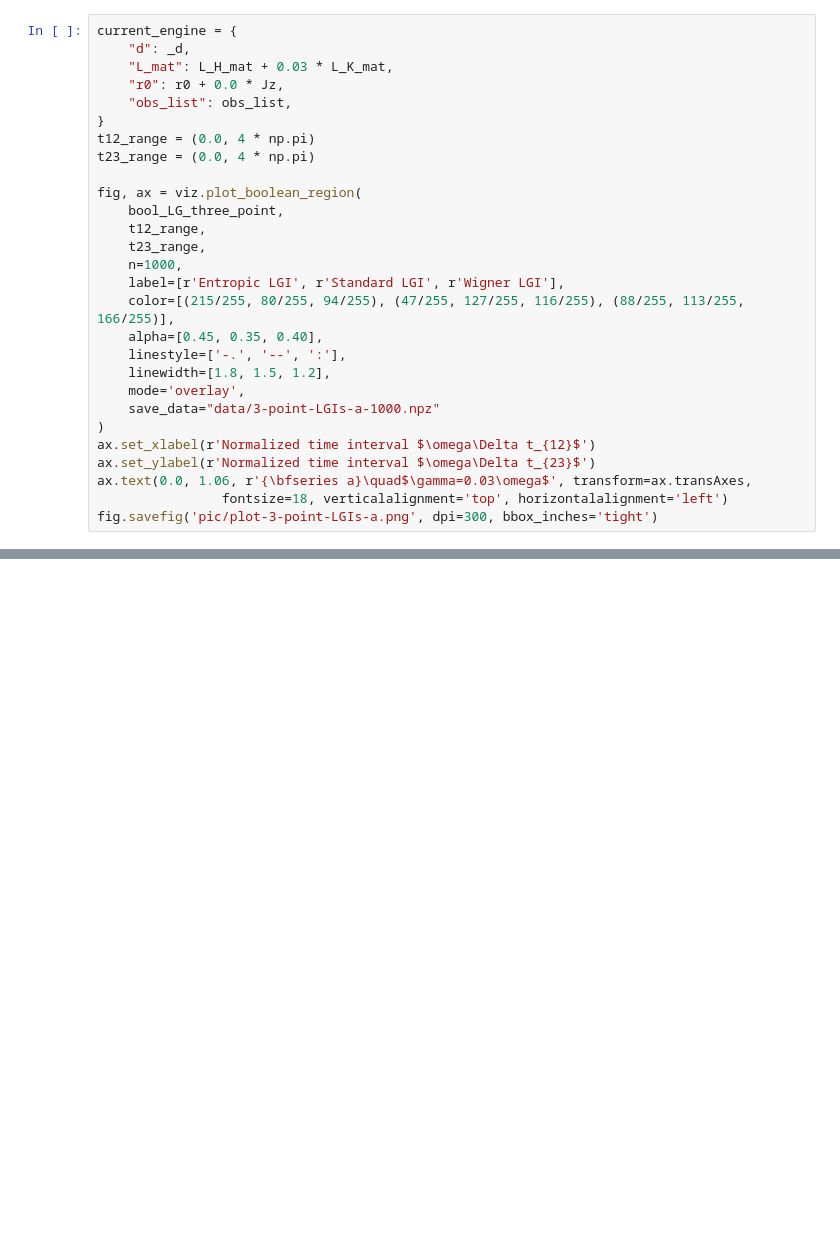
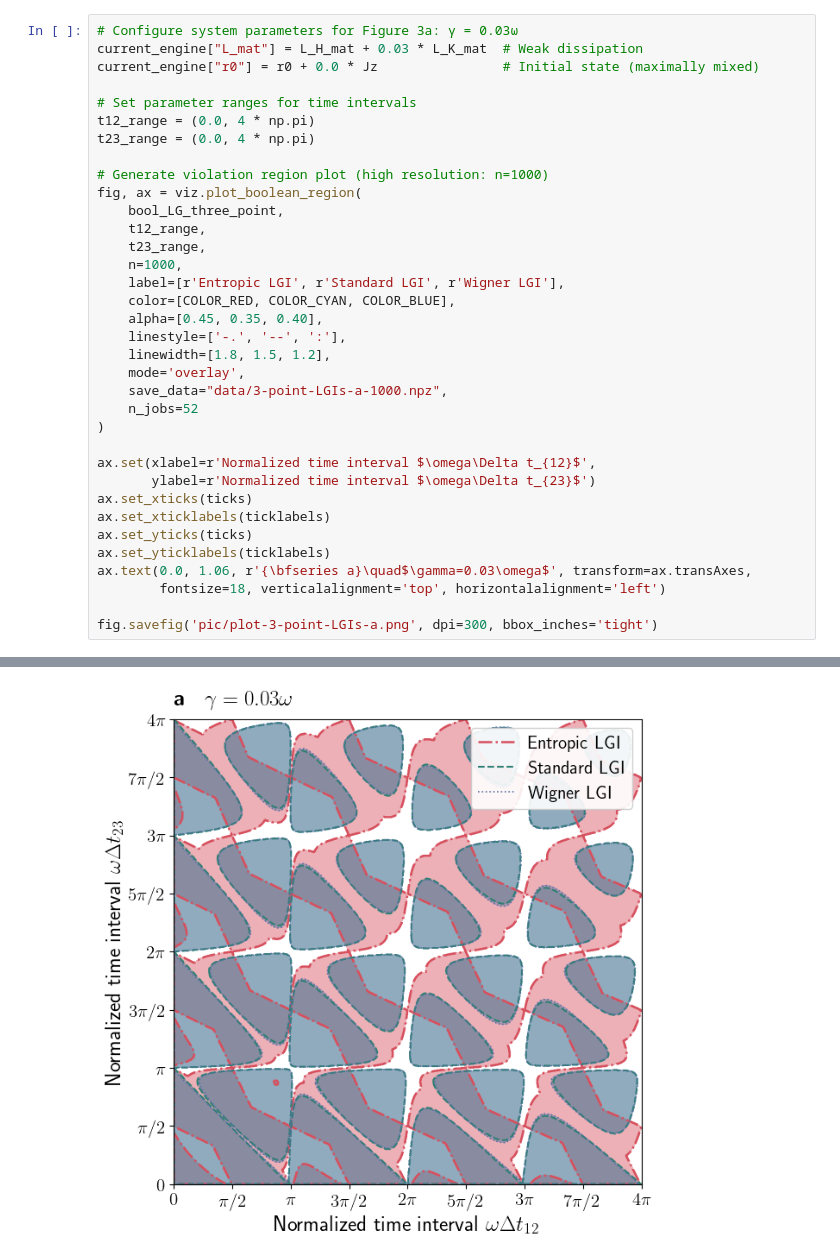
Before and after one commit to PolarisMegrez/Entropic-Leggett-Garg-Inequalities, a Jupyter notebook: demo.ipynb, the cells around one changed output, grey strips where cells are left out. Drawn from its saved outputs; the diff is of its cells as text; blank space fills up the shorter version.

```diff
--- a/demo.ipynb
+++ b/demo.ipynb
@@ -151,30 +235,37 @@ def bool_LG_three_point(t12, t23):
     return [e_min < -ATOL, s_min < -ATOL, w_min < -ATOL]
 # %%
-current_engine = {
-    "d": _d,
-    "L_mat": L_H_mat + 0.03 * L_K_mat,
-    "r0": r0 + 0.0 * Jz,
-    "obs_list": obs_list,
-}
+# Configure system parameters for Figure 3a: γ = 0.03ω
+current_engine["L_mat"] = L_H_mat + 0.03 * L_K_mat  # Weak dissipation
+current_engine["r0"] = r0 + 0.0 * Jz                # Initial state (maximally mixed)
+
+# Set parameter ranges for time intervals
 t12_range = (0.0, 4 * np.pi)
 t23_range = (0.0, 4 * np.pi)
 
+# Generate violation region plot (high resolution: n=1000)
 fig, ax = viz.plot_boolean_region(
     bool_LG_three_point,
     t12_range,
     t23_range,
     n=1000,
     label=[r'Entropic LGI', r'Standard LGI', r'Wigner LGI'],
-    color=[(215/255, 80/255, 94/255), (47/255, 127/255, 116/255), (88/255, 113/255, 166/255)],
+    color=[COLOR_RED, COLOR_CYAN, COLOR_BLUE],
     alpha=[0.45, 0.35, 0.40],
     linestyle=['-.', '--', ':'],
     linewidth=[1.8, 1.5, 1.2],
     mode='overlay',
-    save_data="data/3-point-LGIs-a-1000.npz"
+    save_data="data/3-point-LGIs-a-1000.npz",
+    n_jobs=52
 )
-ax.set_xlabel(r'Normalized time interval $\omega\Delta t_{12}$')
-ax.set_ylabel(r'Normalized time interval $\omega\Delta t_{23}$')
+
+ax.set(xlabel=r'Normalized time interval $\omega\Delta t_{12}$',
+       ylabel=r'Normalized time interval $\omega\Delta t_{23}$')
+ax.set_xticks(ticks)
+ax.set_xticklabels(ticklabels)
+ax.set_yticks(ticks)
+ax.set_yticklabels(ticklabels)
 ax.text(0.0, 1.06, r'{\bfseries a}\quad$\gamma=0.03\omega$', transform=ax.transAxes,
-                fontsize=18, verticalalignment='top', horizontalalignment='left')
+        fontsize=18, verticalalignment='top', horizontalalignment='left')
+
 fig.savefig('pic/plot-3-point-LGIs-a.png', dpi=300, bbox_inches='tight')
 # %% [output]
@@ -183 +279,2 @@ Progress: 1/21 chunks
+[figure, added]
 # %%
```
Also changed, not shown: parts of 23 cells of this notebook, 16 other files.
